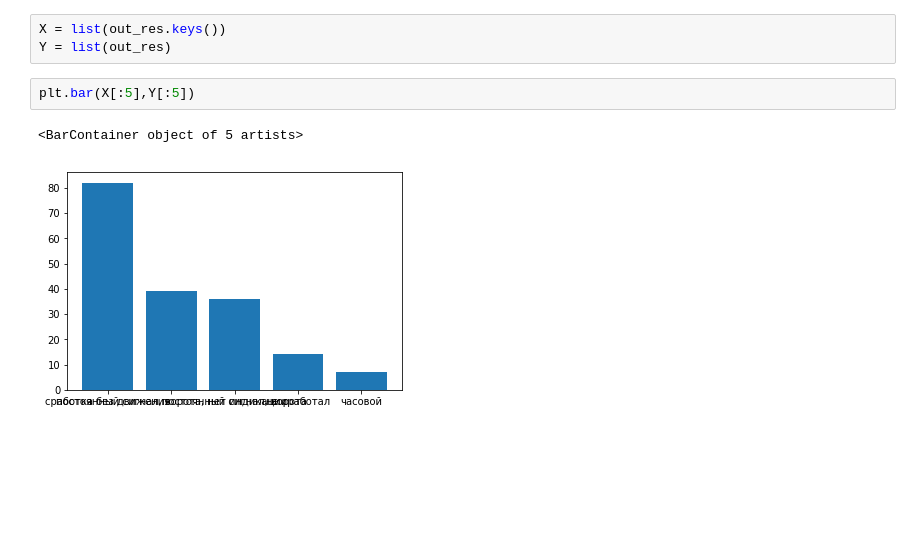
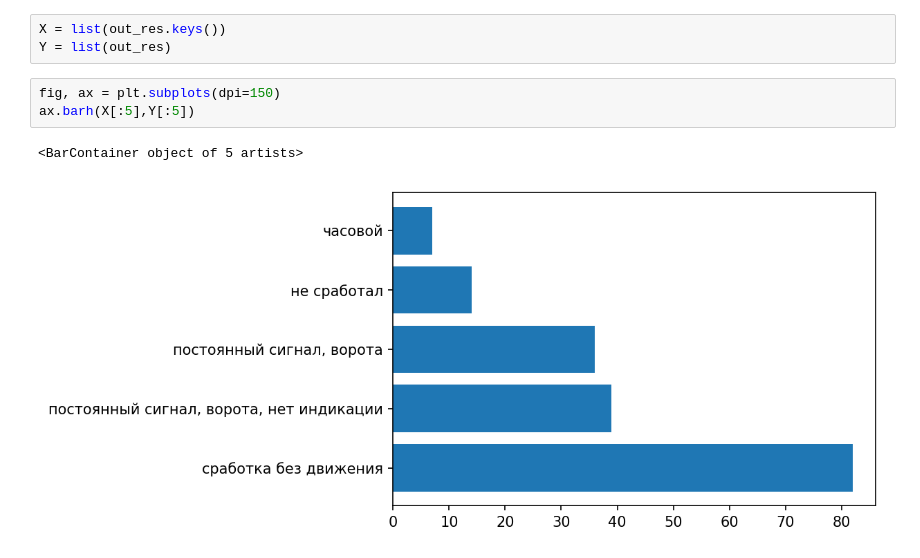
Before and after one commit to Lilongue/Examples, a Jupyter notebook: shk_stat.ipynb, the cells around one changed output. Cells and saved outputs as stored; diff of their text form; blank space fills up the shorter version.

```diff
--- a/shk_stat.ipynb
+++ b/shk_stat.ipynb
@@ -88,8 +88,9 @@ Name: Описание события, dtype: int64
 # %%
 X = list(out_res.keys())
 Y = list(out_res)
-# %%
-plt.bar(X[:5],Y[:5])
-# %% [output]
-<BarContainer object of 5 artists>
-[figure, removed]
+# %%
+fig, ax = plt.subplots(dpi=150)
+ax.barh(X[:5],Y[:5])
+# %% [output]
+<BarContainer object of 5 artists>
+[figure, added]
```
